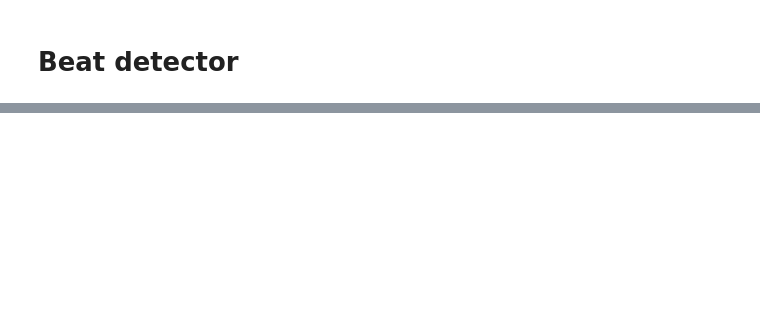
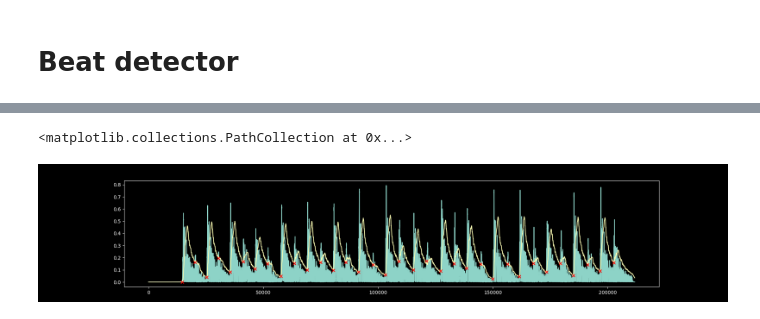
Before and after one commit to njezersek/cajon-sound-classification, a Jupyter notebook: beat_detector.ipynb, the cells around one changed output, grey strips where cells are left out. Cells and saved outputs as stored; diff of their text form; code cells hidden in the pictures; blank space fills up the shorter version.

```diff
--- a/beat_detector.ipynb
+++ b/beat_detector.ipynb
@@ -80,0 +95,37 @@ Audio(click_track[:len(wave)] * 0.2 + wave * 0.8, rate=sample_rate)
+# %%
+def find_onsets(
+		wave: np.ndarray,
+		min_threshold: float = 0.001,
+		dynamic_threshold_coeff: float = 2.0,
+		kernel_size: int = 2000,
+		min_time_between_onsets: float = 0.05 # s
+):
+	wave_abs = np.abs(wave)
+	wave_avg = (np.convolve(wave_abs, [1]*kernel_size)/kernel_size)[:len(wave)]
+	dynamic_threshold = wave_avg * dynamic_threshold_coeff
+
+	beats = np.where(wave_abs > np.maximum(dynamic_threshold, min_threshold), 1, 0)
+	onsets: list[int] = []
+
+	# remove beats that are too close to each other
+	min_samples_between_onsets = int(min_time_between_onsets * sample_rate)
+	for i in range(len(beats)):
+		if beats[i] > 0:
+			beats[i+1:i+min_samples_between_onsets] = 0
+
+	# find onsets
+	for i in range(len(beats)):
+		if beats[i] > 0:
+			onsets.append(i)
+
+	return onsets, dynamic_threshold
+# %%
+onsets, dynamic_threshold = find_onsets(wave)
+
+plt.figure(figsize=(20, 4))
+plt.plot(np.abs(wave))
+plt.plot(dynamic_threshold)
+plt.scatter(onsets, np.abs(wave[onsets]), color='red', marker='x', zorder=10)
+# %% [output]
+<matplotlib.collections.PathCollection at 0x...>
+[figure, added]
```
Also changed, not shown: parts of 5 cells of this notebook.
